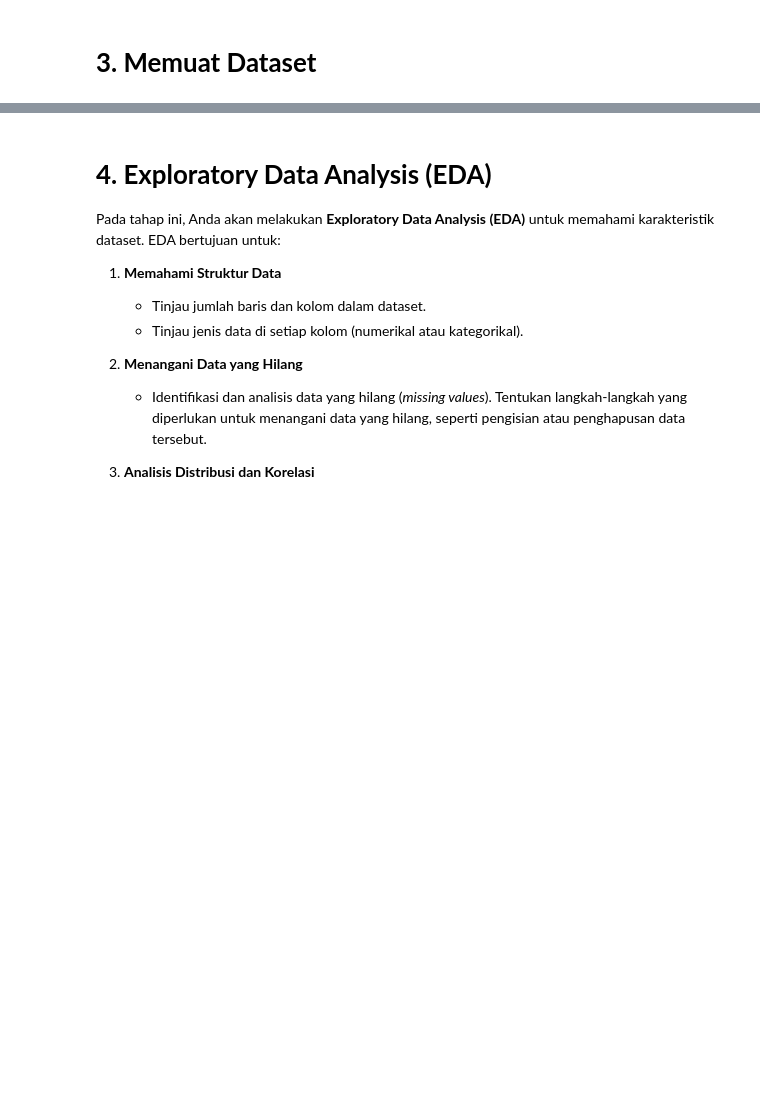
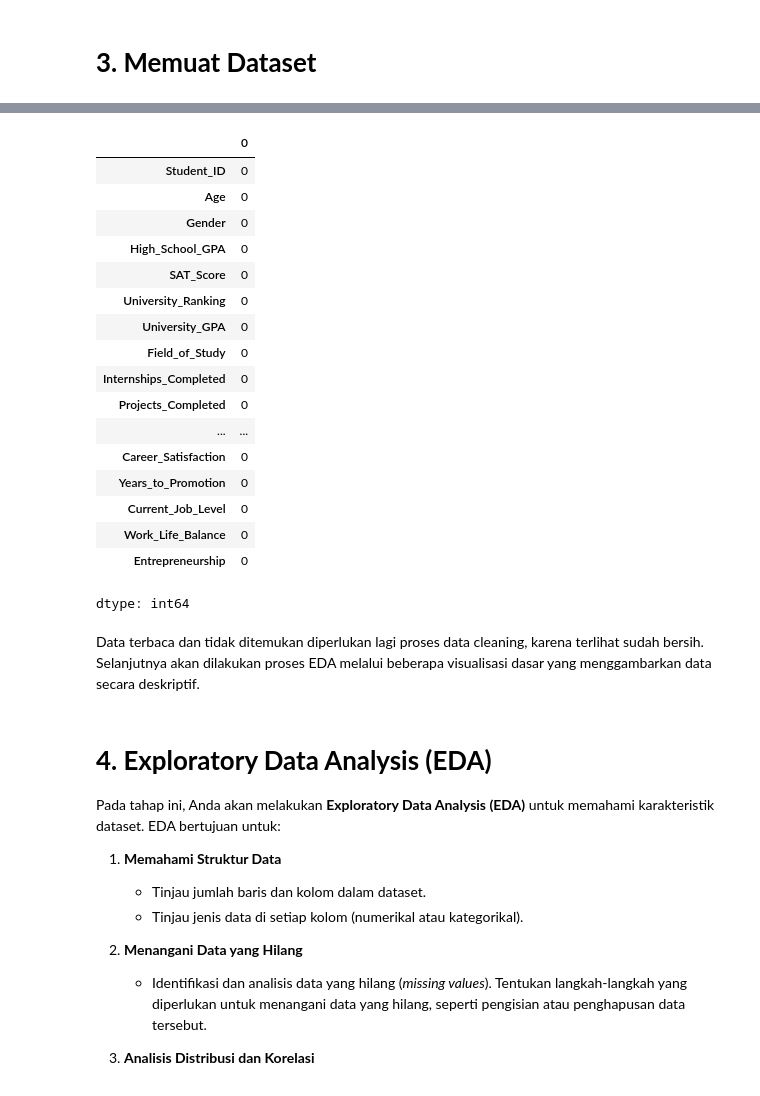
Before and after one commit to Nurwidi130603/Learn-ML-Education-Career-Succsees, a Jupyter notebook: [Clustering]_Submission_Akhir_BMLP_Nurwidi Bagus Amiryunanto_(Updated).ipynb, the cells around one changed output, grey strips where cells are left out. Saved outputs shown, nothing was run; the diff lists cells and outputs as text; code cells hidden in the pictures; blank space fills up the shorter version.

```diff
--- a/[Clustering]_Submission_Akhir_BMLP_Nurwidi Bagus Amiryunanto_(Updated).ipynb
+++ b/[Clustering]_Submission_Akhir_BMLP_Nurwidi Bagus Amiryunanto_(Updated).ipynb
@@ -36,3 +87,29 @@ Jika dataset berada di Google Drive, pastikan Anda menghubungkan Google Drive ke
+# %%
+# Calculate missing values in all columns
+# Menggunakan metode 'isnull()' dari DataFrame 'edu_df' untuk mengidentifikasi nilai yang hilang (missing values)
+# dalam dataset, kemudian metode 'sum()' digunakan untuk menghitung jumlah nilai yang hilang dalam setiap kolom.
+edu_df.isnull().sum()
+# %% [output]
+|  | 0 |
+| Student_ID | 0 |
+| Age | 0 |
+| Gender | 0 |
+| High_School_GPA | 0 |
+| SAT_Score | 0 |
+| University_Ranking | 0 |
+| University_GPA | 0 |
+| Field_of_Study | 0 |
+| Internships_Completed | 0 |
+| Projects_Completed | 0 |
+| ... | ... |
+| Career_Satisfaction | 0 |
+| Years_to_Promotion | 0 |
+| Current_Job_Level | 0 |
+| Work_Life_Balance | 0 |
+| Entrepreneurship | 0 |
+dtype: int64
+# %% [markdown]
+Data terbaca dan tidak ditemukan diperlukan lagi proses data cleaning, karena terlihat sudah bersih. Selanjutnya akan dilakukan proses EDA melalui beberapa visualisasi dasar yang menggambarkan data secara deskriptif.
 # %% [markdown]
 # **4. Exploratory Data Analysis (EDA)**
 
```
Also changed, not shown: parts of 12 cells of this notebook.
